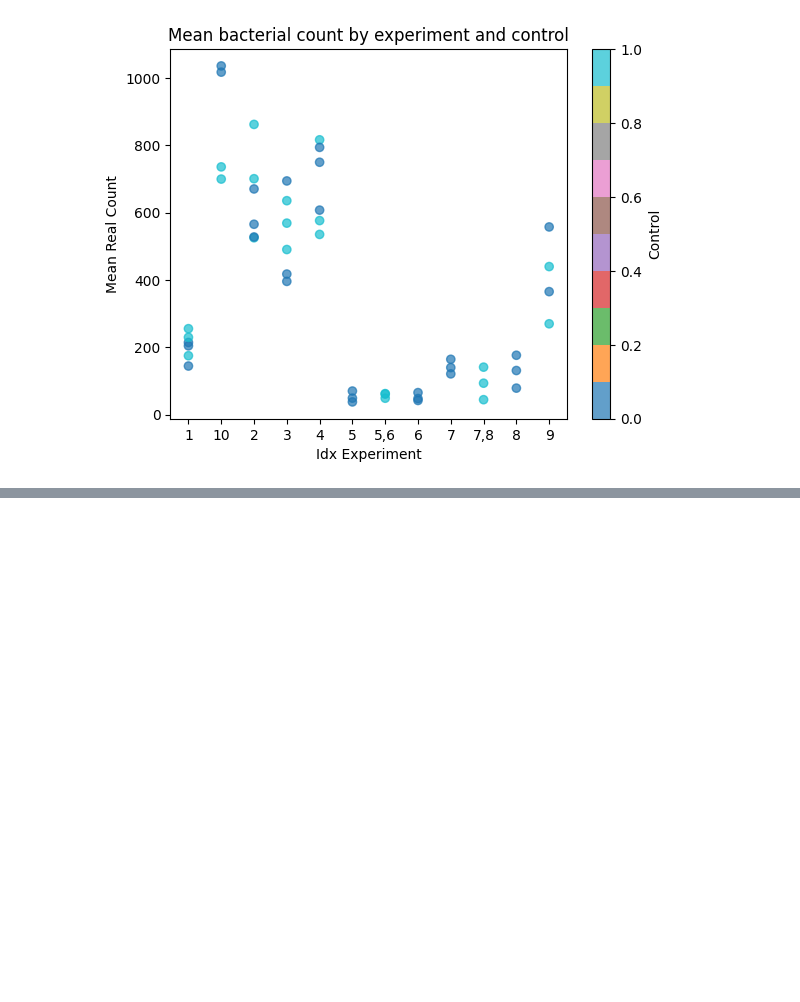
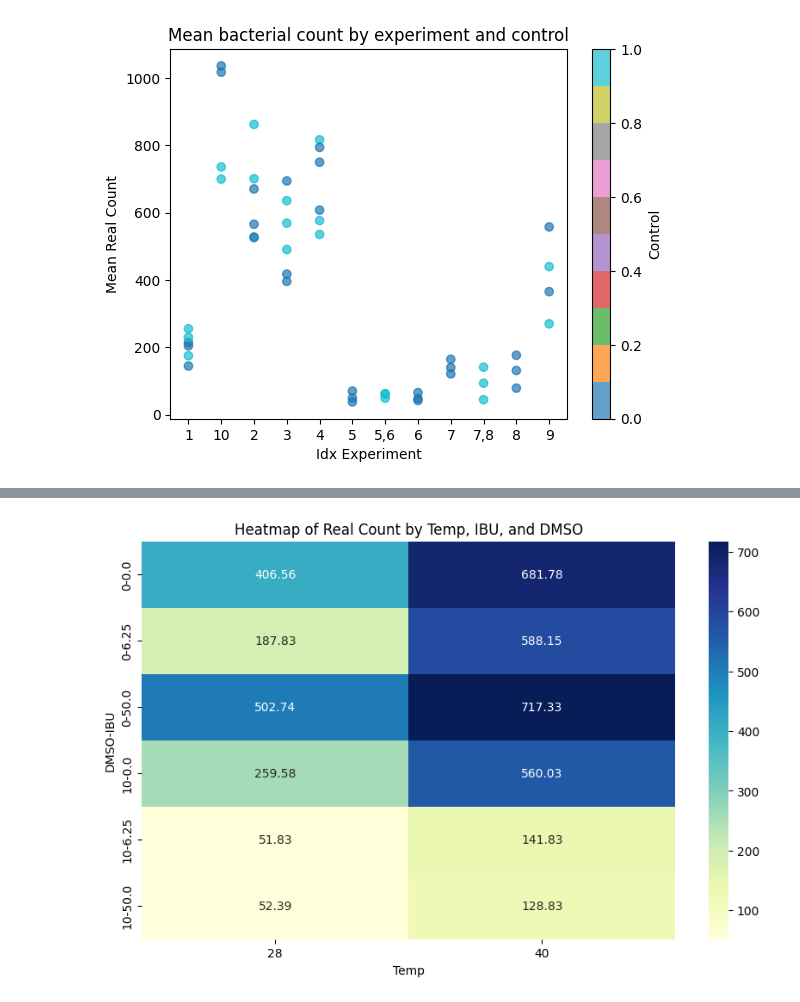
Before and after one commit to ahbagheri01/Progetto_Bayesian_Statistics, a Jupyter notebook: src/jupyter/Data_exploration1.ipynb, the cells around one changed output, grey strips where cells are left out. Cells and saved outputs as stored; diff of their text form; code cells hidden in the pictures; blank space fills up the shorter version.

```diff
--- a/src/jupyter/Data_exploration1.ipynb
+++ b/src/jupyter/Data_exploration1.ipynb
@@ -102,0 +135,9 @@ plt.show()
+# %%
+#heatmap
+pivot_table=data.pivot_table(values='Real Count', index=['DMSO','IBU'], columns='Temp', aggfunc='mean')
+plt.figure(figsize=(10, 6))
+sns.heatmap(pivot_table, annot=True, fmt=".2f", cmap="YlGnBu")
+plt.title("Heatmap of Real Count by Temp, IBU, and DMSO")
+plt.show()
+# %% [output]
+[figure, added]
```
Also changed, not shown: parts of 15 cells of this notebook, 4 other files.
